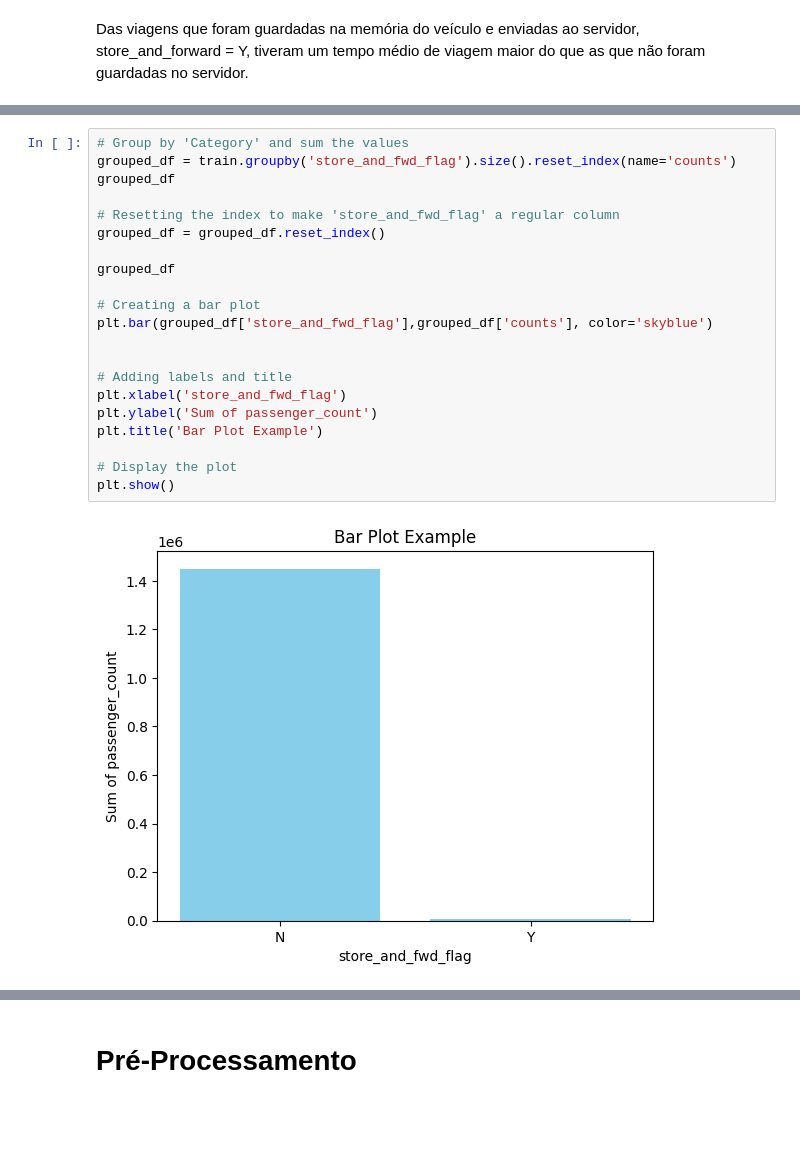
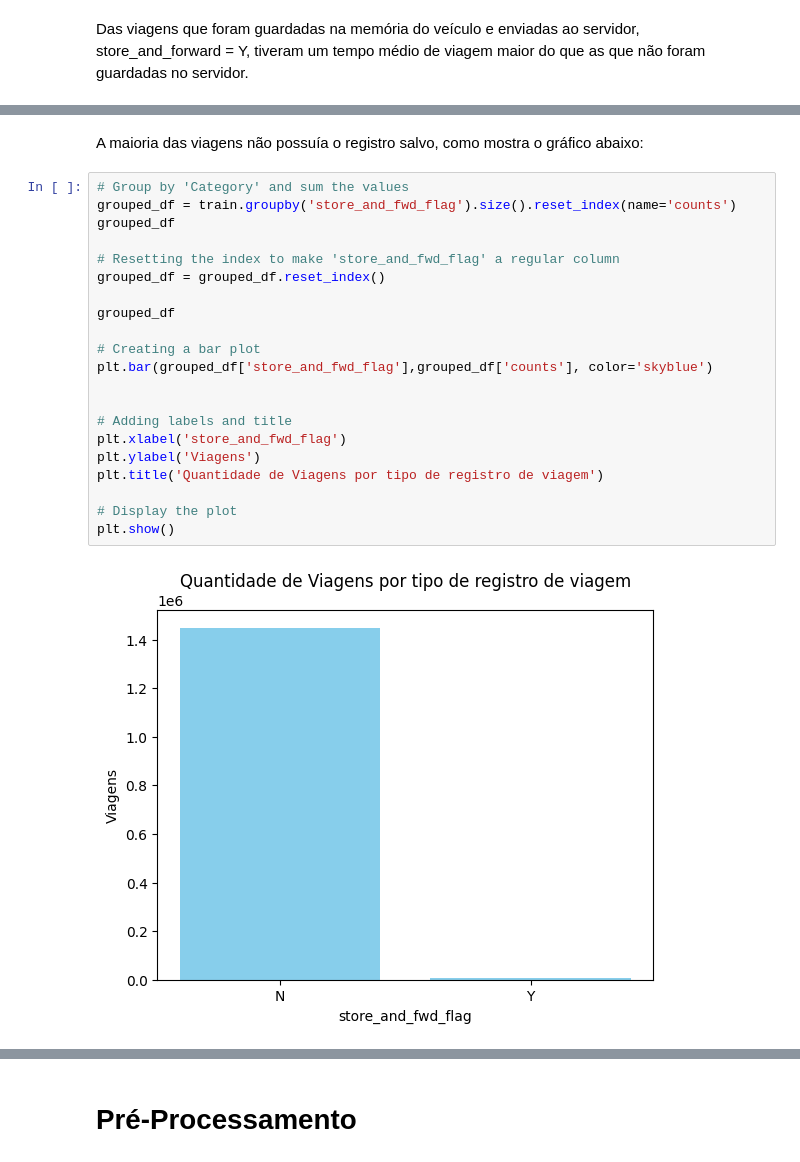
Before and after one commit to marreapato/ML_Project_Taxi_Trip_Duration, a Jupyter notebook: Projeto_Lucas_Rabelo_AM_2.ipynb, the cells around one changed output, grey strips where cells are left out. Cells and saved outputs as stored; diff of their text form; blank space fills up the shorter version.

```diff
--- a/Projeto_Lucas_Rabelo_AM_2.ipynb
+++ b/Projeto_Lucas_Rabelo_AM_2.ipynb
@@ -130,23 +130,25 @@ The default value of numeric_only in DataFrameGroupBy.mean is deprecated. In a f
+# %% [markdown]
+A maioria das viagens não possuía o registro salvo, como mostra o gráfico abaixo:
 # %%
 # Group by 'Category' and sum the values
 grouped_df = train.groupby('store_and_fwd_flag').size().reset_index(name='counts')
 grouped_df
 
 # Resetting the index to make 'store_and_fwd_flag' a regular column
 grouped_df = grouped_df.reset_index()
 
 grouped_df
 
 # Creating a bar plot
 plt.bar(grouped_df['store_and_fwd_flag'],grouped_df['counts'], color='skyblue')
 
 
 # Adding labels and title
 plt.xlabel('store_and_fwd_flag')
-plt.ylabel('Sum of passenger_count')
-plt.title('Bar Plot Example')
+plt.ylabel('Viagens')
+plt.title('Quantidade de Viagens por tipo de registro de viagem')
 
 # Display the plot
 plt.show()
 # %% [output]
-[figure, old version]
+[figure, new version]
```
Also changed, not shown: parts of 13 cells of this notebook.
